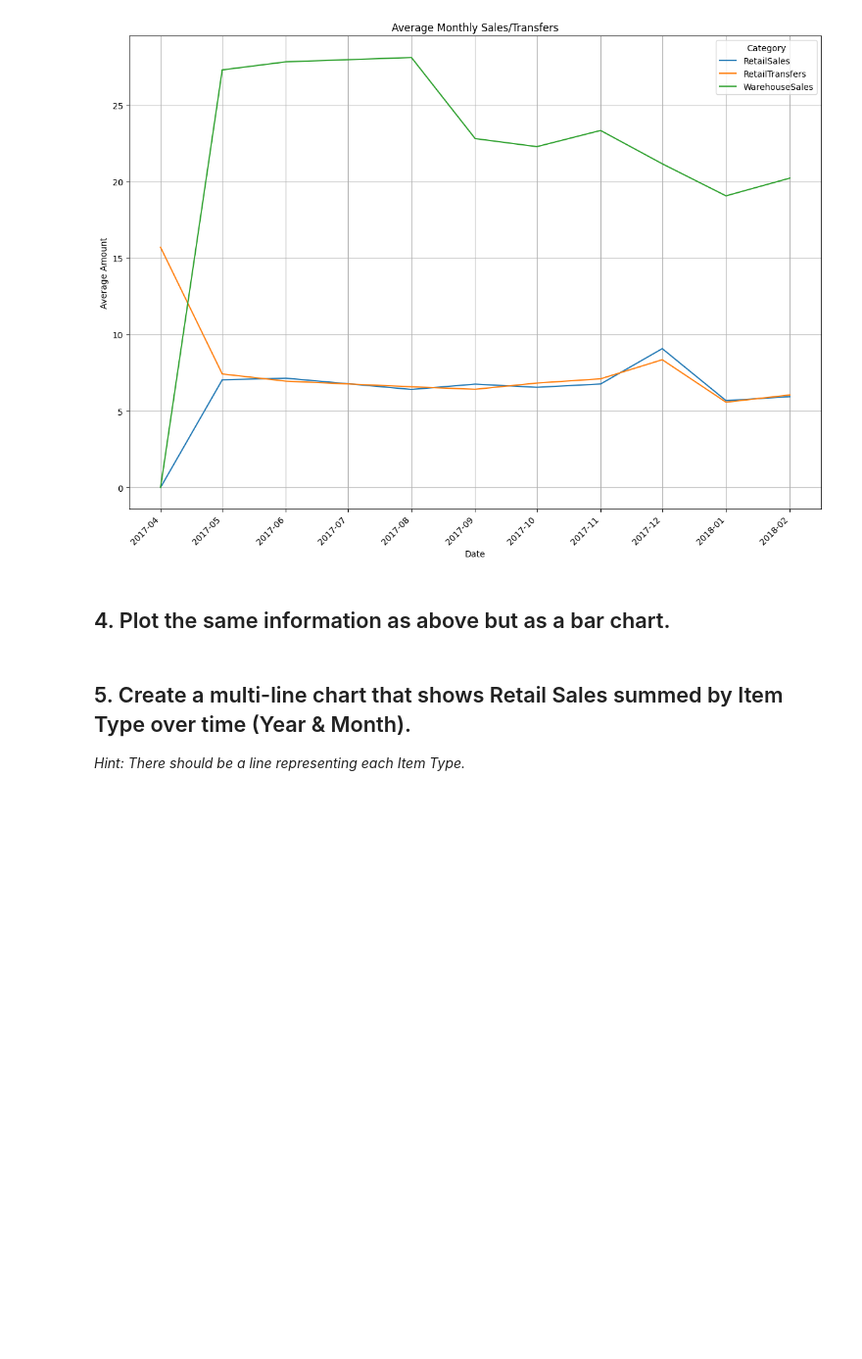
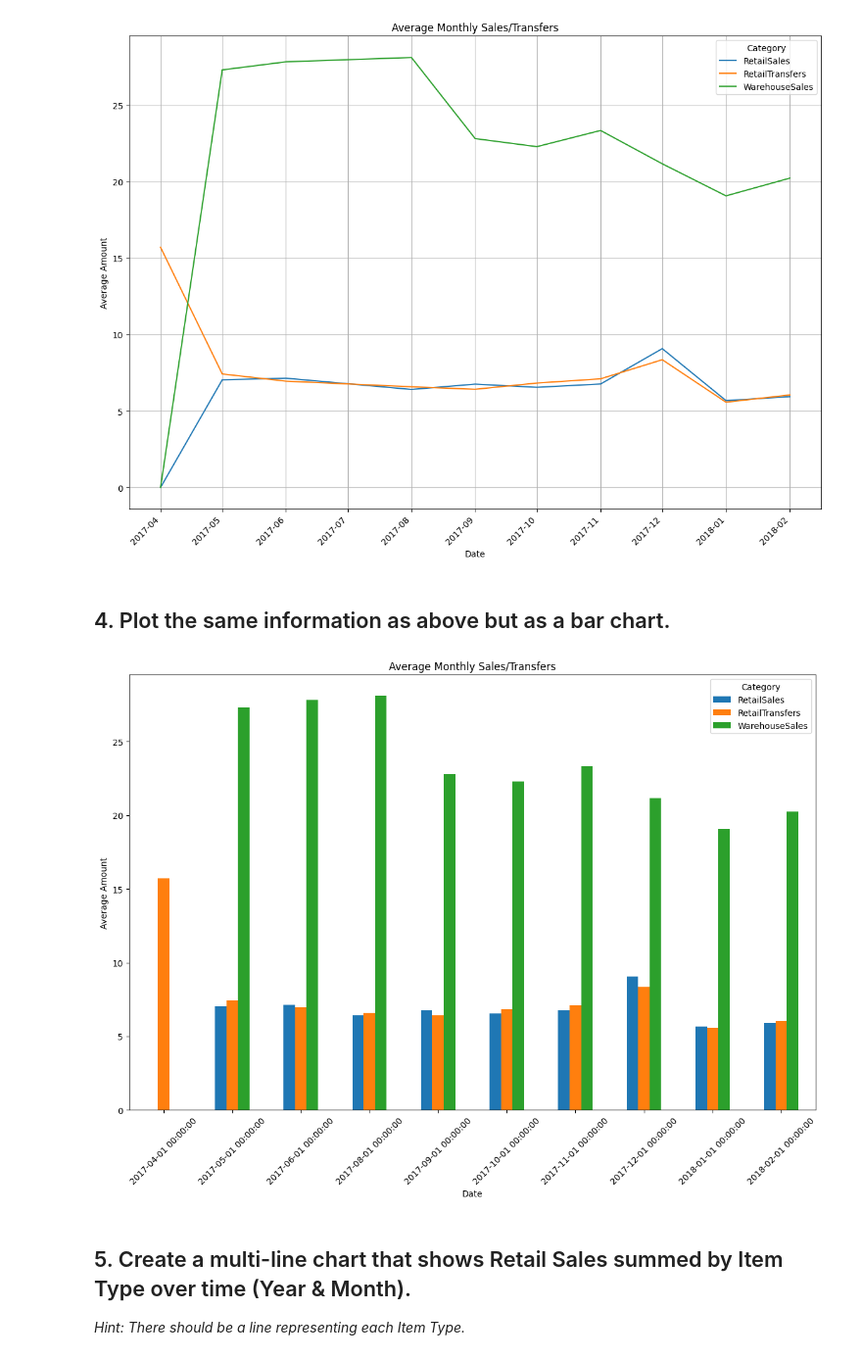
Before and after one commit to chandlershortlidge/lab-plotting-multiple-data-series, a Jupyter notebook: your-code/main.ipynb, the cells around one changed output. Shown at 98% size. Drawn from its saved outputs; the diff is of its cells as text; code cells hidden in the pictures; blank space fills up the shorter version.

```diff
--- a/your-code/main.ipynb
+++ b/your-code/main.ipynb
@@ -131,6 +131,17 @@ plt.show()
 [figure]
 # %% [markdown]
 ## 4. Plot the same information as above but as a bar chart.
+# %%
+monthly_sales.plot(kind="bar", figsize=(12,9))
+plt.title("Average Monthly Sales/Transfers")
+plt.ylabel("Average Amount")
+plt.xlabel("Date")
+plt.xticks(rotation=45)
+plt.legend(title="Category")
+plt.tight_layout()
+plt.show()
+# %% [output]
+[figure, added]
 # %% [markdown]
 ## 5. Create a multi-line chart that shows Retail Sales summed by Item Type over time (Year & Month).
 
```
Also changed, not shown: parts of 5 cells of this notebook.
